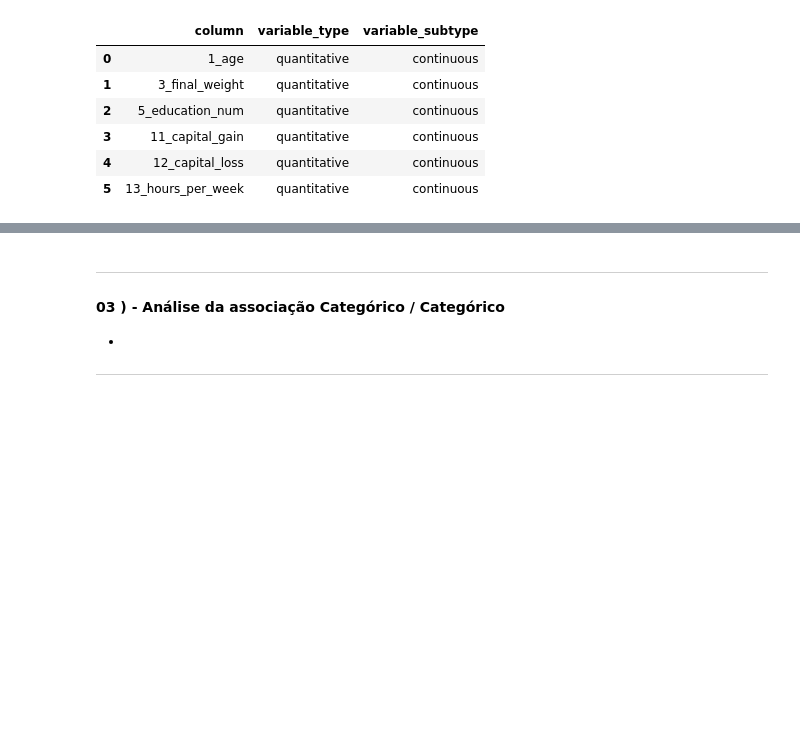
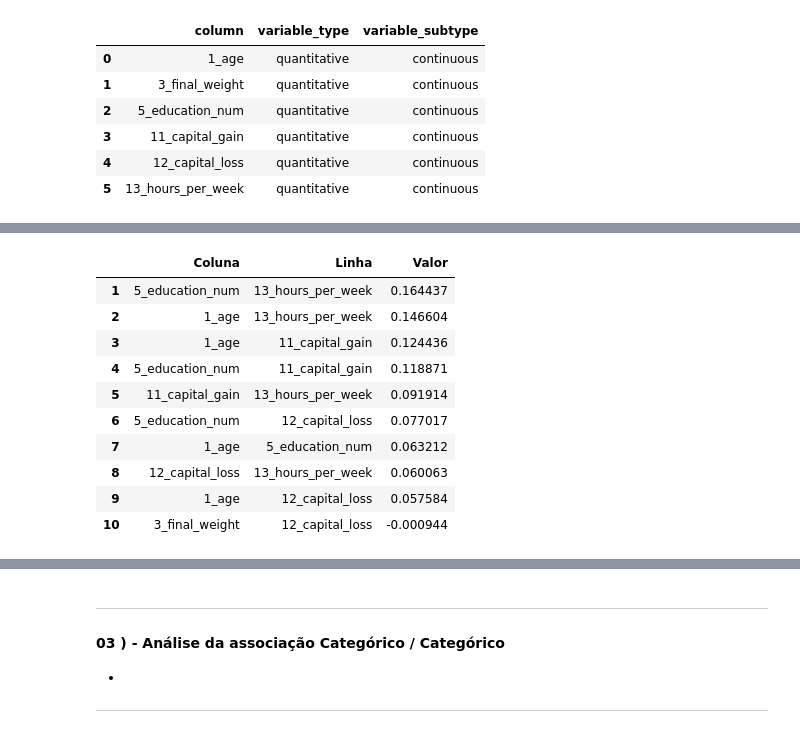
Before and after one commit to OfAndreS/Relatio, a Jupyter notebook: data/raw/D07/D07.ipynb, the cells around one changed output, grey strips where cells are left out. Saved outputs shown, nothing was run; the diff lists cells and outputs as text; code cells hidden in the pictures; blank space fills up the shorter version.

```diff
--- a/data/raw/D07/D07.ipynb
+++ b/data/raw/D07/D07.ipynb
@@ -109,6 +128,25 @@ df_d07_num_spearman
 | 11_capital_gain | 0.124436 | -0.008755 | 0.118871 | 1.000000 | -0.066328 | 0.091914 |
 | 12_capital_loss | 0.057584 | -0.000944 | 0.077017 | -0.066328 | 1.000000 | 0.060063 |
 | 13_hours_per_week | 0.146604 | -0.016334 | 0.164437 | 0.091914 | 0.060063 | 1.000000 |
+# %%
+top_10_d07_num_spearman = (
+    df_d07_num_spearman.unstack().reset_index(name='Valor').set_axis(['Coluna', 'Linha', 'Valor'], axis=1).drop_duplicates(subset=['Valor']).query('Valor != 1').nlargest(10, 'Valor')
+)
+
+top_10_d07_num_spearman.index = range(1, 11)
+top_10_d07_num_spearman
+# %% [output]
+|  | Coluna | Linha | Valor |
+| 1 | 5_education_num | 13_hours_per_week | 0.164437 |
+| 2 | 1_age | 13_hours_per_week | 0.146604 |
+| 3 | 1_age | 11_capital_gain | 0.124436 |
+| 4 | 5_education_num | 11_capital_gain | 0.118871 |
+| 5 | 11_capital_gain | 13_hours_per_week | 0.091914 |
+| 6 | 5_education_num | 12_capital_loss | 0.077017 |
+| 7 | 1_age | 5_education_num | 0.063212 |
+| 8 | 12_capital_loss | 13_hours_per_week | 0.060063 |
+| 9 | 1_age | 12_capital_loss | 0.057584 |
+| 10 | 3_final_weight | 12_capital_loss | -0.000944 |
 # %%
 df_d07_num_kendall = df_d07_clean[df_d07_num['column'].values.tolist()].corr(method='kendall')
 df_d07_num_kendall
```
Also changed, not shown: parts of 3 cells of this notebook.
